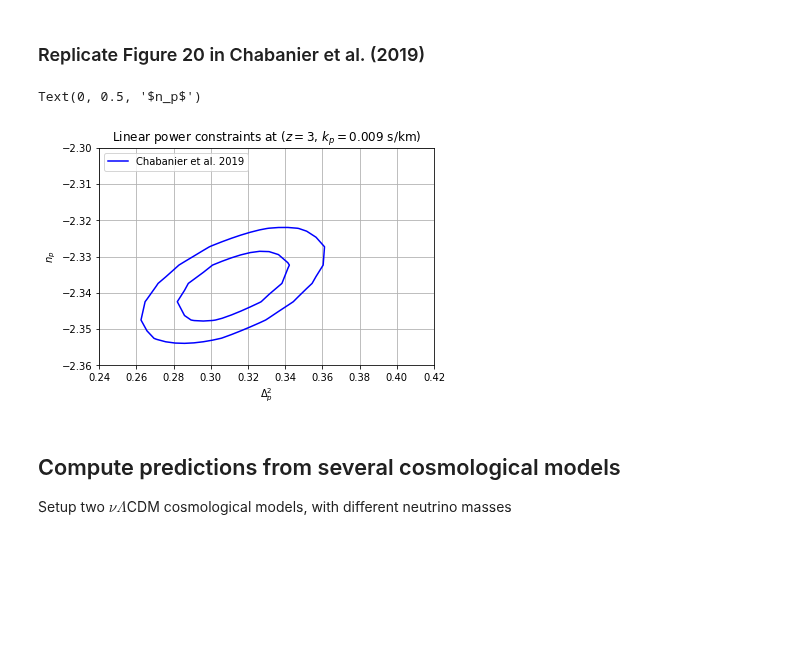
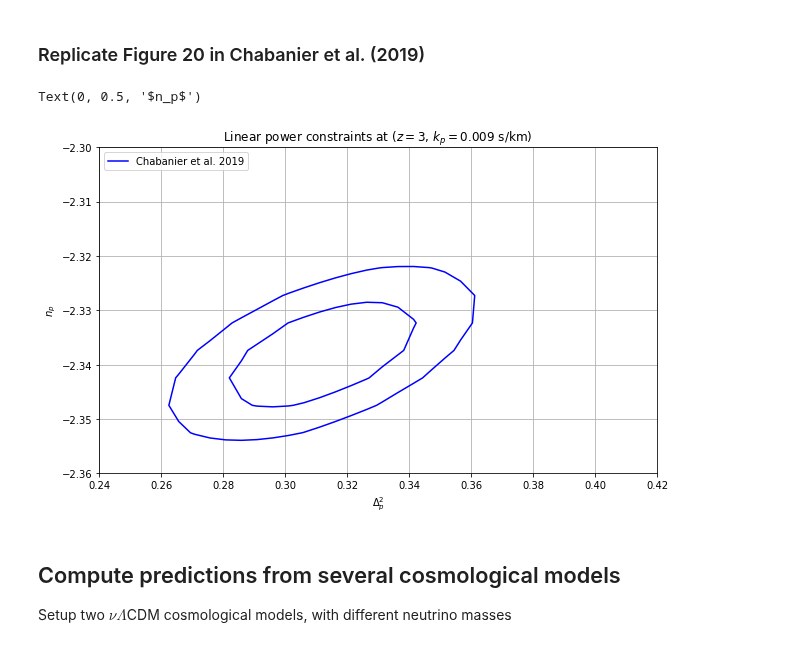
Before and after one commit to igmhub/cup1d, a Jupyter notebook: notebooks/test_marg_lya_like.ipynb, the cells around one changed output. Drawn from its saved outputs; the diff is of its cells as text; code cells hidden in the pictures; blank space fills up the shorter version.

```diff
--- a/notebooks/test_marg_lya_like.ipynb
+++ b/notebooks/test_marg_lya_like.ipynb
@@ -53,19 +74,20 @@ Text(0, 0.5, '$\\Delta_p^2$')
 # %% [markdown]
 ### Replicate Figure 20 in Chabanier et al. (2019)
 # %%
+plt.figure(figsize=[10,6])
 plt.contour(DL2_grid,neff_grid,chi2_Chabanier2019,levels=thresholds[:2],colors='blue')
 # hack to get legend entry for contours above
 plt.axhline(y=0.8,color='blue',label='Chabanier et al. 2019')
 plt.xlim(0.24,0.42)
 plt.ylim(-2.36,-2.3)
 plt.grid()
 plt.legend(loc=2)
 plt.title(r'Linear power constraints at ($z=3$, $k_p=0.009$ s/km)')
 plt.xlabel(r'$\Delta_p^2$')
 plt.ylabel(r'$n_p$')
 # %% [output]
 Text(0, 0.5, '$n_p$')
-[figure, old version]
+[figure, new version]
 # %% [markdown]
 ## Compute predictions from several cosmological models
 
```
Also changed, not shown: parts of 6 cells of this notebook, 2 other files.
